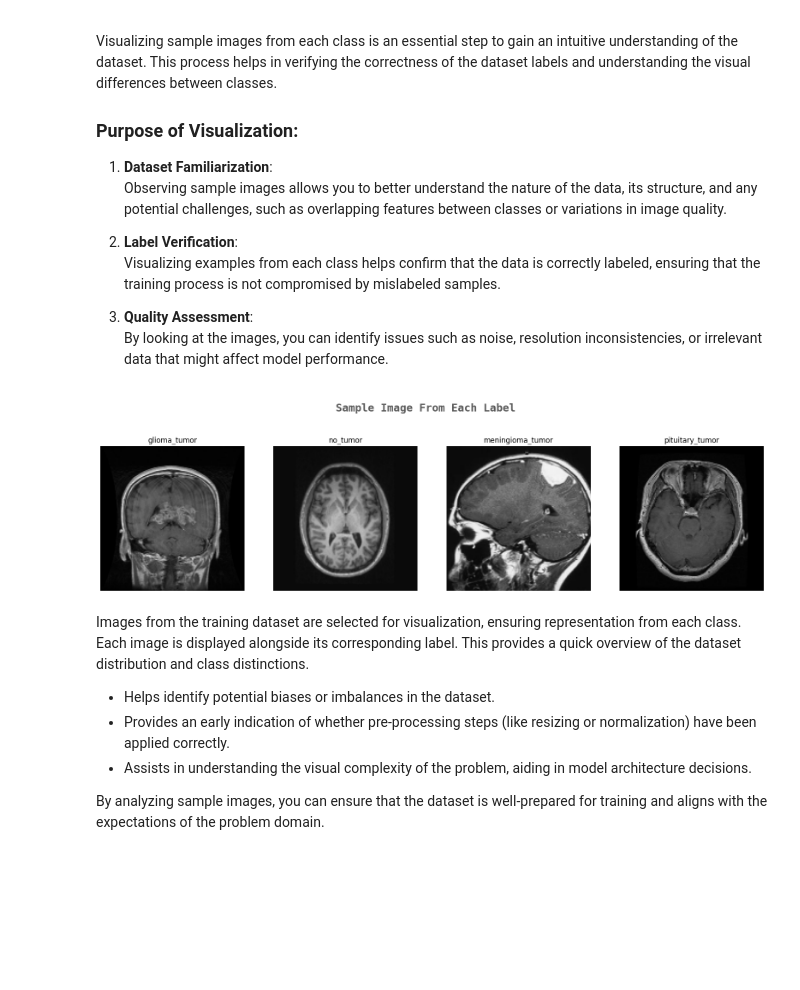
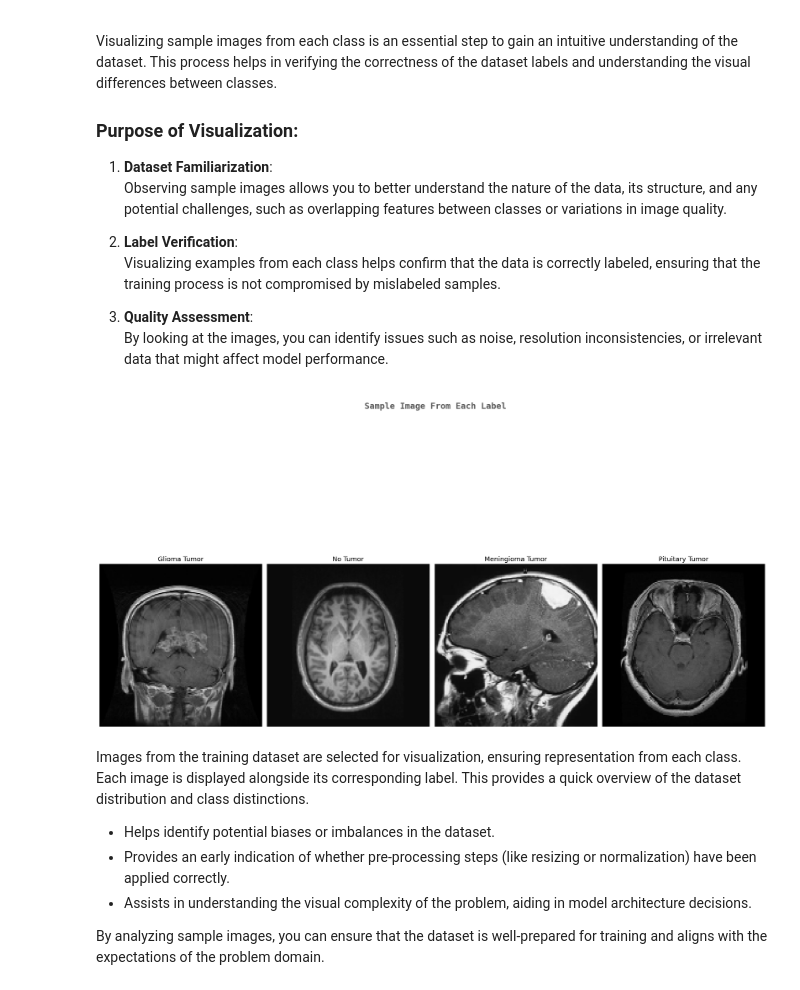
Before and after one commit to najwa12/brain_tumor_classification_cnn, a Jupyter notebook: AI_Powered_Brain_Tumor_Classification_Advanced_MRI_Analysis_with_CNNs.ipynb, the cells around one changed output. Drawn from its saved outputs; the diff is of its cells as text; code cells hidden in the pictures; blank space fills up the shorter version.

```diff
--- a/AI_Powered_Brain_Tumor_Classification_Advanced_MRI_Analysis_with_CNNs.ipynb
+++ b/AI_Powered_Brain_Tumor_Classification_Advanced_MRI_Analysis_with_CNNs.ipynb
@@ -211,23 +253,29 @@ Visualizing sample images from each class is an essential step to gain an intuit
 
 3. **Quality Assessment**:
    By looking at the images, you can identify issues such as noise, resolution inconsistencies, or irrelevant data that might affect model performance.
-# %%
-k=0
-fig, ax = plt.subplots(1,4,figsize=(20,20))
-fig.text(s='Sample Image From Each Label',size=18,fontweight='bold',
-             fontname='monospace',color=colors_dark[1],y=0.62,x=0.4,alpha=0.8)
-for i in labels:
-    j=0
-    while True :
-        if y_train[j]==i:
-            ax[k].imshow(X_train[j])
-            ax[k].set_title(y_train[j])
-            ax[k].axis('off')
-            k+=1
-            break
-        j+=1
-# %% [output]
-[figure, removed]
+# %%
+# Display a sample image from each label
+fig, axes = plt.subplots(1, len(labels), figsize=(20, 20))  # Adjust layout based on the number of labels
+fig.text(s='Sample Image From Each Label', size=18, fontweight='bold',
+         fontname='monospace', color=colors_dark[1], y=0.85, x=0.4, alpha=0.8)
+
+# Loop through each label to find and display the first matching sample
+for k, label in enumerate(labels):
+    # Find the index of the first image with the current label
+    try:
+        idx = np.where(y_train == label)[0][0]
+        axes[k].imshow(X_train[idx])
+        axes[k].set_title(label.replace('_', ' ').title(), fontsize=14)
+        axes[k].axis('off')
+    except IndexError:
+        print(f"No image found for label: {label}")
+        axes[k].axis('off')
+        axes[k].set_title(f"{label} (Not Found)", fontsize=14, color='red')
+
+plt.tight_layout()
+plt.show()
+# %% [output]
+[figure, added]
 # %% [markdown]
 Images from the training dataset are selected for visualization, ensuring representation from each class. Each image is displayed alongside its corresponding label. This provides a quick overview of the dataset distribution and class distinctions.
 
```
Also changed, not shown: parts of 32 cells of this notebook.
